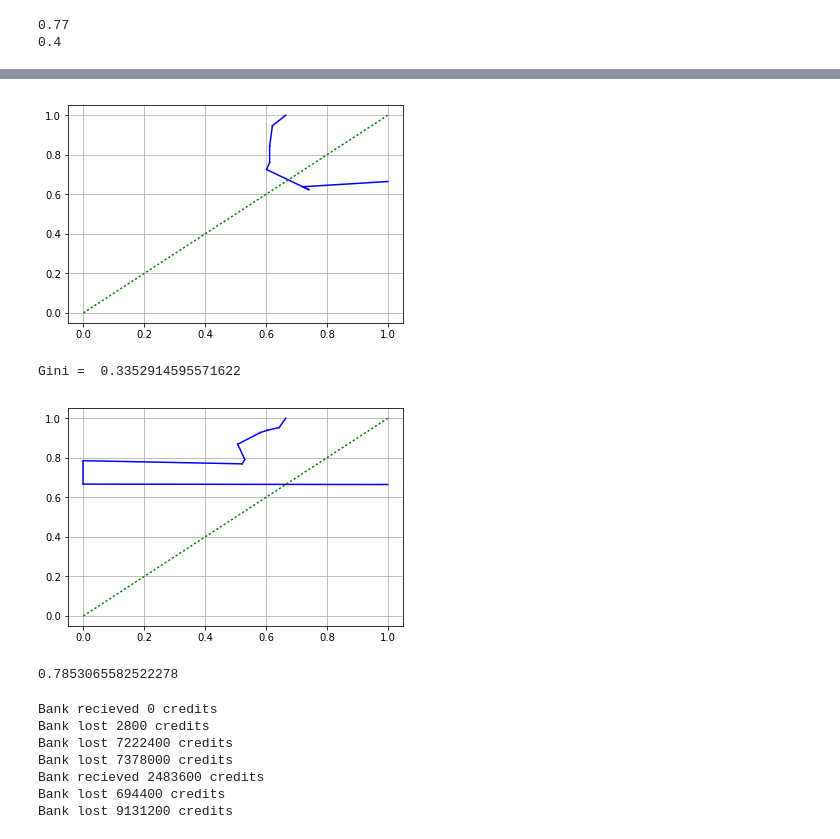
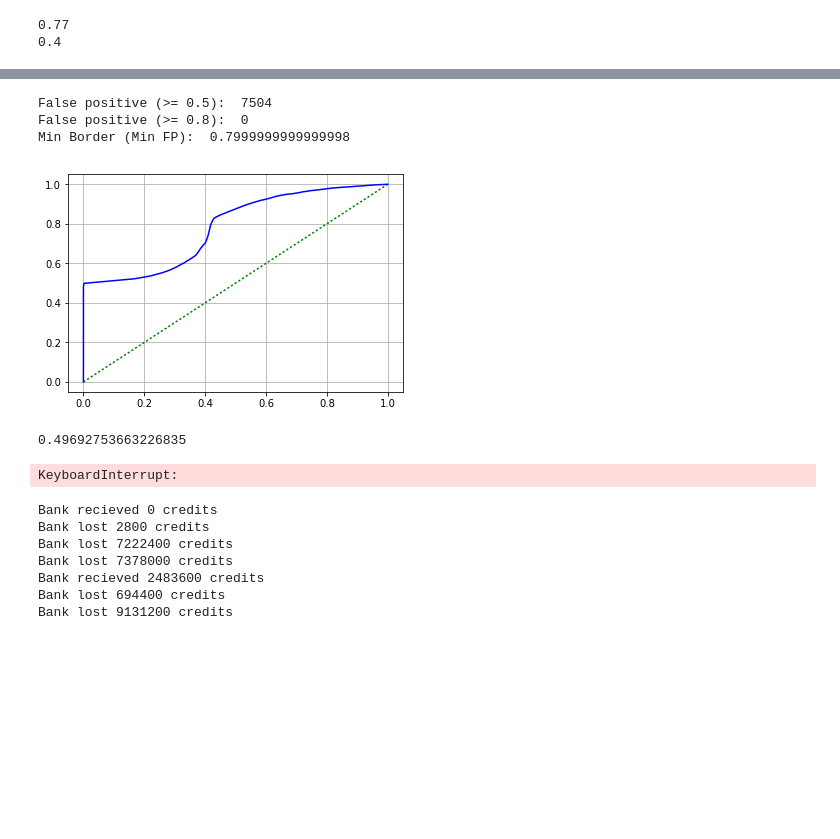
Before and after one commit to avp121/ML_DZ1, a Jupyter notebook: DZ1.ipynb, the cells around one changed output, grey strips where cells are left out. Saved outputs shown, nothing was run; the diff lists cells and outputs as text; code cells hidden in the pictures; blank space fills up the shorter version.

```diff
--- a/DZ1.ipynb
+++ b/DZ1.ipynb
@@ -112,41 +89,41 @@ false negative: 1273
 unable to classify: 534
 # %%
 def CalcFP(ProbArray, TrueArray, Border):#false positive probability (fraud: P>=Border)
-    All=Min(len(ProbArray), len(TrueArray))
+    All=min(len(ProbArray), len(TrueArray))
     FPC=0
     i=1
-    while i < All:
+    while i < min(len(ProbArray), len(TrueArray)):
         if ProbArray[i] >= Border and TrueArray[i] == "G":
             FPC+=1
         i+=1
     return FPC/All
 
-def CalcFN(ProbArray, TrueArray, Border):#false positive probability (fraud: P>=Border)
-    All=Min(len(ProbArray), len(TrueArray))
+def CalcFN(ProbArray, TrueArray, Border):#false negative probability (fraud: P>=Border)
+    All=min(len(ProbArray), len(TrueArray))
     FNC=0
     i=1
-    while i < All:
+    while i < min(len(ProbArray), len(TrueArray)):
         if ProbArray[i] < Border and TrueArray[i] == "F":
             FNC+=1
         i+=1
     return FNC/All
 
-def CalcTP(ProbArray, TrueArray, Border):#false positive probability (fraud: P>=Border)
-    All=Min(len(ProbArray), len(TrueArray))
+def CalcTP(ProbArray, TrueArray, Border):#true positive probability (fraud: P>=Border)
+    All=min(len(ProbArray), len(TrueArray))
     TPC=0
     i=1
-    while i < All:
-        if ProbArray[i] < Border and TrueArray[i] == "G":
+    while i < min(len(ProbArray), len(TrueArray)):
+        if ProbArray[i] >= Border and TrueArray[i] == "F":
             TPC+=1
         i+=1
     return TPC/All
 
-def CalcTN(ProbArray, TrueArray, Border):#false positive probability (fraud: P>=Border)
-    All=Min(len(ProbArray), len(TrueArray))
+def CalcTN(ProbArray, TrueArray, Border):#true negative probability (fraud: P>=Border)
+    All=min(len(ProbArray), len(TrueArray))
     TNC=0
     i=1
-    while i < All:
-        if ProbArray[i] >= Border and TrueArray[i] == "F":
+    while i < min(len(ProbArray), len(TrueArray)):
+        if ProbArray[i] < Border and TrueArray[i] == "G":
             TNC+=1
         i+=1
     return TNC/All
@@ -278,0 +292,13 @@ def ROC_And_Gini (ProbArray, TrueArray, Step, Print):#Draw ROC (Print=1) and cal
+# %%
+print ("False positive (>= 0.5): ", Votation (df['p1_Fraud'], df['p2_Fraud'], df['p3_Fraud'], df['p4_Fraud'], df['p5_Fraud'], df['CLASS'], 0.5))
+print ("False positive (>= 0.8): ", Votation (df['p1_Fraud'], df['p2_Fraud'], df['p3_Fraud'], df['p4_Fraud'], df['p5_Fraud'], df['CLASS'], 0.8))
+print ("Min Border (Min FP): ", CalcMinFP_Border (df['p1_Fraud'], df['p2_Fraud'], df['p3_Fraud'], df['p4_Fraud'], df['p5_Fraud'], df['CLASS'], 0.01))
+
+Group=GroupProb1 (df['p1_Fraud'], df['p2_Fraud'], df['p3_Fraud'])
+ROC_And_Gini(Group, df['CLASS'], 0.01, 1)
+# %% [output]
+False positive (>= 0.5):  7504
+False positive (>= 0.8):  0
+Min Border (Min FP):  0.7999999999999998
+[figure, added]
+0.49692753663226835
@@ -279,5 +351,4 @@ def ROC_And_Gini (ProbArray, TrueArray, Step, Print):#Draw ROC (Print=1) and cal
 # %%
-print ("Gini = ", ROC_And_Gini(df['p1_Fraud'], df['CLASS'], 0.1, 1));#Wrong graph
+CalcMaxGini (df['p1_Fraud'], df['p2_Fraud'], df['p3_Fraud'], 0.1, 10, 0.1)
 # %% [output]
-[figure, removed]
-Gini =  0.3352914595571622
+KeyboardInterrupt:
@@ -295,6 +354,0 @@ def GroupProb1 (Arr1, Arr2, Arr3):
-# %%
-Group=GroupProb1 (df['p1_Fraud'], df['p2_Fraud'], df['p3_Fraud'])
-ROC_And_Gini(Group, df['CLASS'], 0.1, 1)#Wrong graph
-# %% [output]
-[figure, removed]
-0.7853065582522278
```
Also changed, not shown: parts of 12 cells of this notebook.
